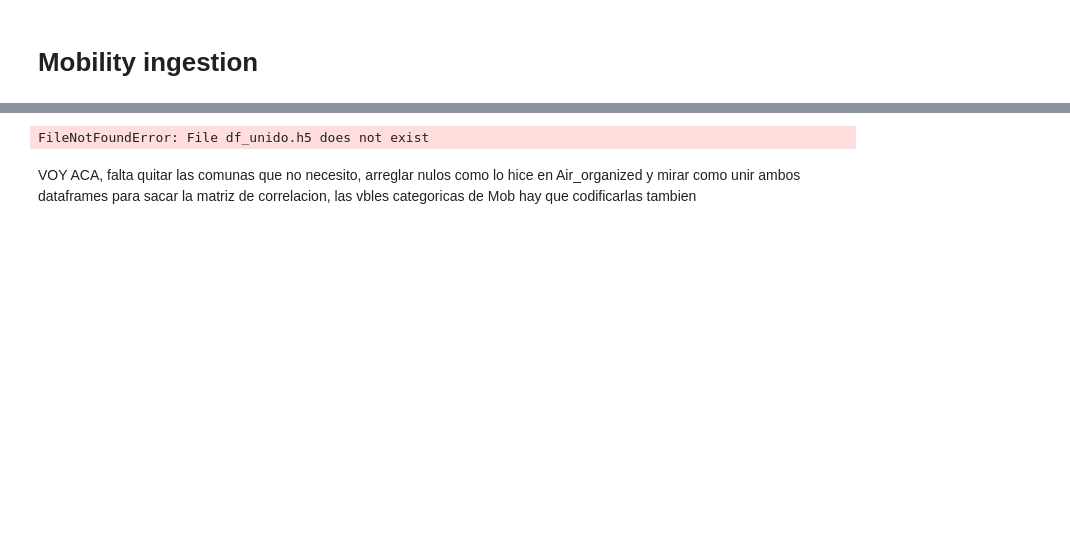
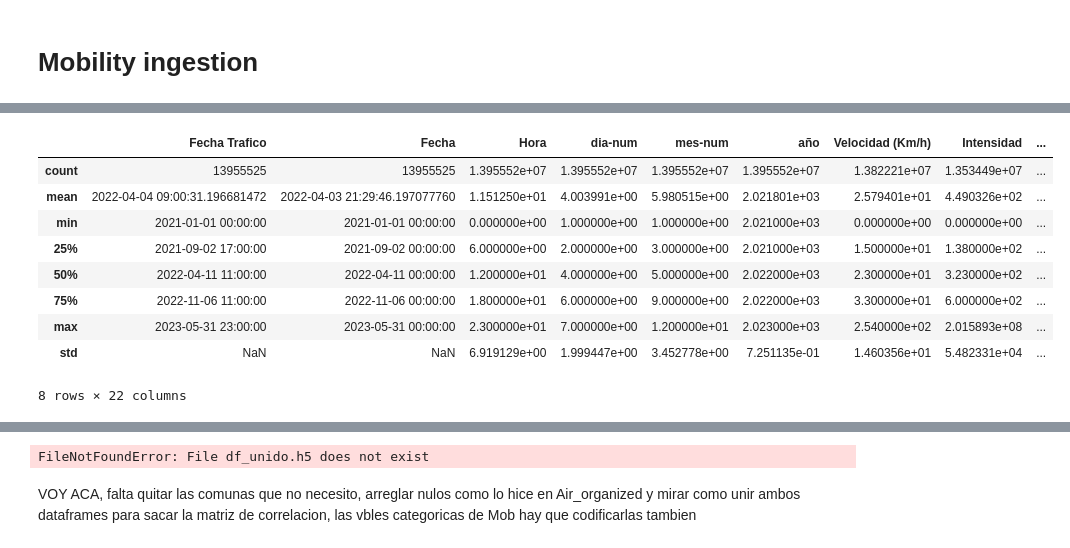
Before and after one commit to Matu10100/AirQuality_Prediction, a Jupyter notebook: Programacion/PreProcess_MobTrain.ipynb, the cells around one changed output, grey strips where cells are left out. Cells and saved outputs as stored; diff of their text form; code cells hidden in the pictures; blank space fills up the shorter version.

```diff
--- a/Programacion/PreProcess_MobTrain.ipynb
+++ b/Programacion/PreProcess_MobTrain.ipynb
@@ -46,3 +42,16 @@ print(df_unido)
+# %%
+df_unido.describe()
+# %% [output]
+|  | Fecha Trafico | Fecha | Hora | dia-num | mes-num | año | Velocidad (Km/h) | Intensidad | ... |
+| count | 13955525 | 13955525 | 1.395552e+07 | 1.395552e+07 | 1.395552e+07 | 1.395552e+07 | 1.382221e+07 | 1.353449e+07 | ... |
+| mean | 2022-04-04 09:00:31.196681472 | 2022-04-03 21:29:46.197077760 | 1.151250e+01 | 4.003991e+00 | 5.980515e+00 | 2.021801e+03 | 2.579401e+01 | 4.490326e+02 | ... |
+| min | 2021-01-01 00:00:00 | 2021-01-01 00:00:00 | 0.000000e+00 | 1.000000e+00 | 1.000000e+00 | 2.021000e+03 | 0.000000e+00 | 0.000000e+00 | ... |
+| 25% | 2021-09-02 17:00:00 | 2021-09-02 00:00:00 | 6.000000e+00 | 2.000000e+00 | 3.000000e+00 | 2.021000e+03 | 1.500000e+01 | 1.380000e+02 | ... |
+| 50% | 2022-04-11 11:00:00 | 2022-04-11 00:00:00 | 1.200000e+01 | 4.000000e+00 | 5.000000e+00 | 2.022000e+03 | 2.300000e+01 | 3.230000e+02 | ... |
+| 75% | 2022-11-06 11:00:00 | 2022-11-06 00:00:00 | 1.800000e+01 | 6.000000e+00 | 9.000000e+00 | 2.022000e+03 | 3.300000e+01 | 6.000000e+02 | ... |
+| max | 2023-05-31 23:00:00 | 2023-05-31 00:00:00 | 2.300000e+01 | 7.000000e+00 | 1.200000e+01 | 2.023000e+03 | 2.540000e+02 | 2.015893e+08 | ... |
+| std | NaN | NaN | 6.919129e+00 | 1.999447e+00 | 3.452778e+00 | 7.251135e-01 | 1.460356e+01 | 5.482331e+04 | ... |
+8 rows × 22 columns
 # %%
 df_unido.set_index('Fecha')
 # %% [output]
```
Also changed, not shown: parts of 5 cells of this notebook.
